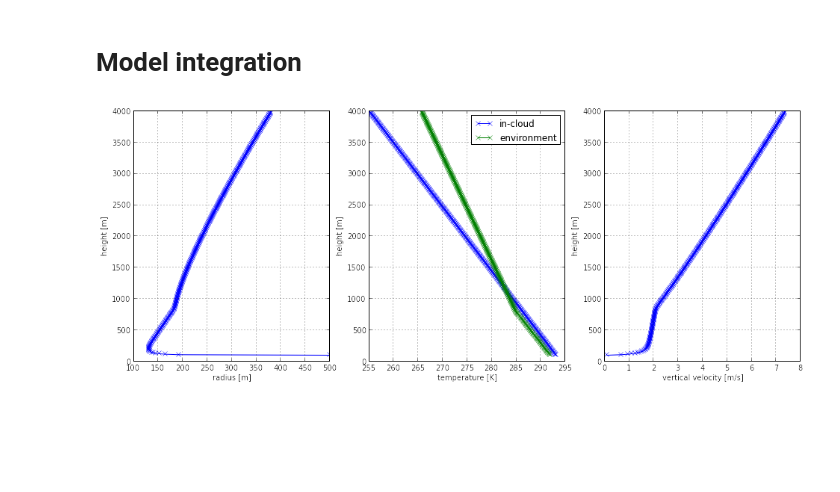
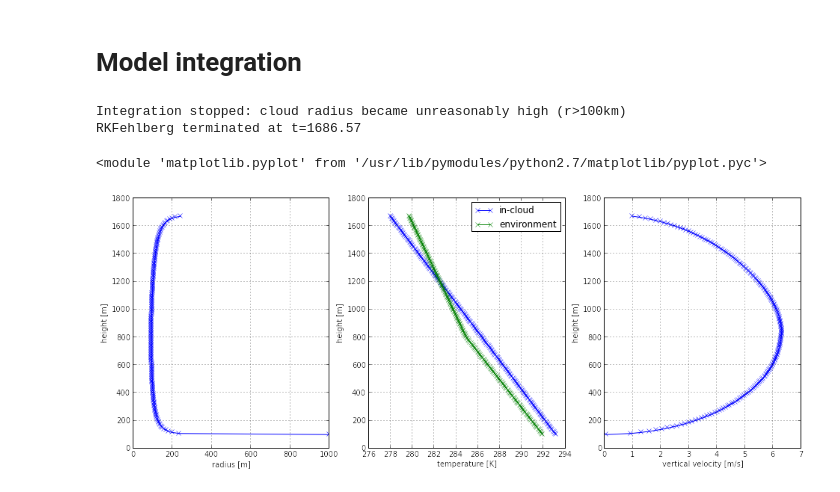
Before and after one commit to leifdenby/python-cloudmodel, a Jupyter notebook: pyclouds/notebooks/Cloud model integration-Copy1.ipynb, the cells around one changed output. Drawn from its saved outputs; the diff is of its cells as text; code cells hidden in the pictures; blank space fills up the shorter version.

```diff
--- a/pyclouds/notebooks/Cloud model integration-Copy1.ipynb
+++ b/pyclouds/notebooks/Cloud model integration-Copy1.ipynb
@@ -20,19 +21,22 @@ g = ambient_stratification.g
 R_d = ambient_stratification.gas_properties.R()
 cp_d = ambient_stratification.gas_properties.cp()
 
-environment = {'T_e': T_e, 'p_e': p_e, 'rho': ambient_stratification.rho, }
+environment = ambient_stratification
 constants = {'R_d': R_d, 'cp_d': cp_d, 'g': g }
 # %%
 z_points = numpy.linspace(100., 4e3, 500)
 
-w0 = 0.1
-T0 = T_e(0.0) + 0.2
-# p, r, w, T, q_v, q_r, q_l, q_i
-initial_condition = [101325.0, 500.0, w0, T0, 0.00, 0., 0., 0.]
+w0 = 0.05
+T0 = ambient_stratification.temp(0.0) + 0.2
+# r, w, T, q_v, q_r, q_l, q_i
+initial_condition = [ 1000.0, w0, T0, 0.012, 0., 0., 0.]
 # %%
 microphysics = cloud_microphysics.MoistAdjustmentMicrophysics()
-cloud_model = cloud_equations.FullThermodynamicsCloudEquations(environment=environment, constants=constants, gamma=1.4, D=1.0, beta=0.2, microphysics=microphysics)
-F, z = cloud_model.integrate(initial_condition, z_points)
-plotting.profile_plot(F, z, Te=T_e)
+cloud_model = cloud_equations.FullThermodynamicsCloudEquations(environment=environment, gamma=1.0, D=0.1, beta=0.0, microphysics=microphysics)
+profile = cloud_model.integrate(initial_condition, z_points)
+profile.plot()
 # %% [output]
+Integration stopped: cloud radius became unreasonably high (r>100km)
+RKFehlberg terminated at t=1686.57
+<module 'matplotlib.pyplot' from '/usr/lib/pymodules/python2.7/matplotlib/pyplot.pyc'>
-[figure, old version]
+[figure, new version]
```
Also changed, not shown: parts of 2 cells of this notebook, 10 other files.
